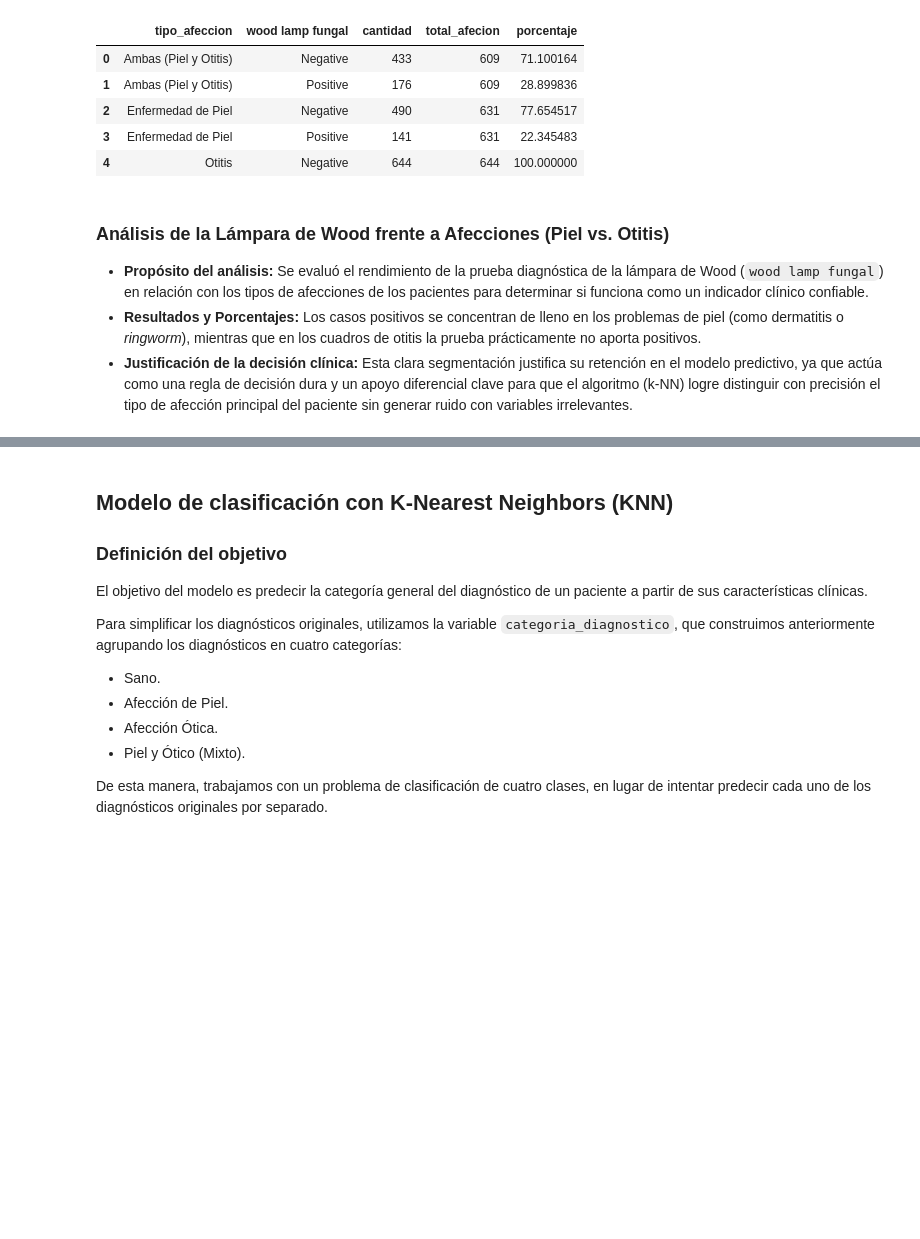
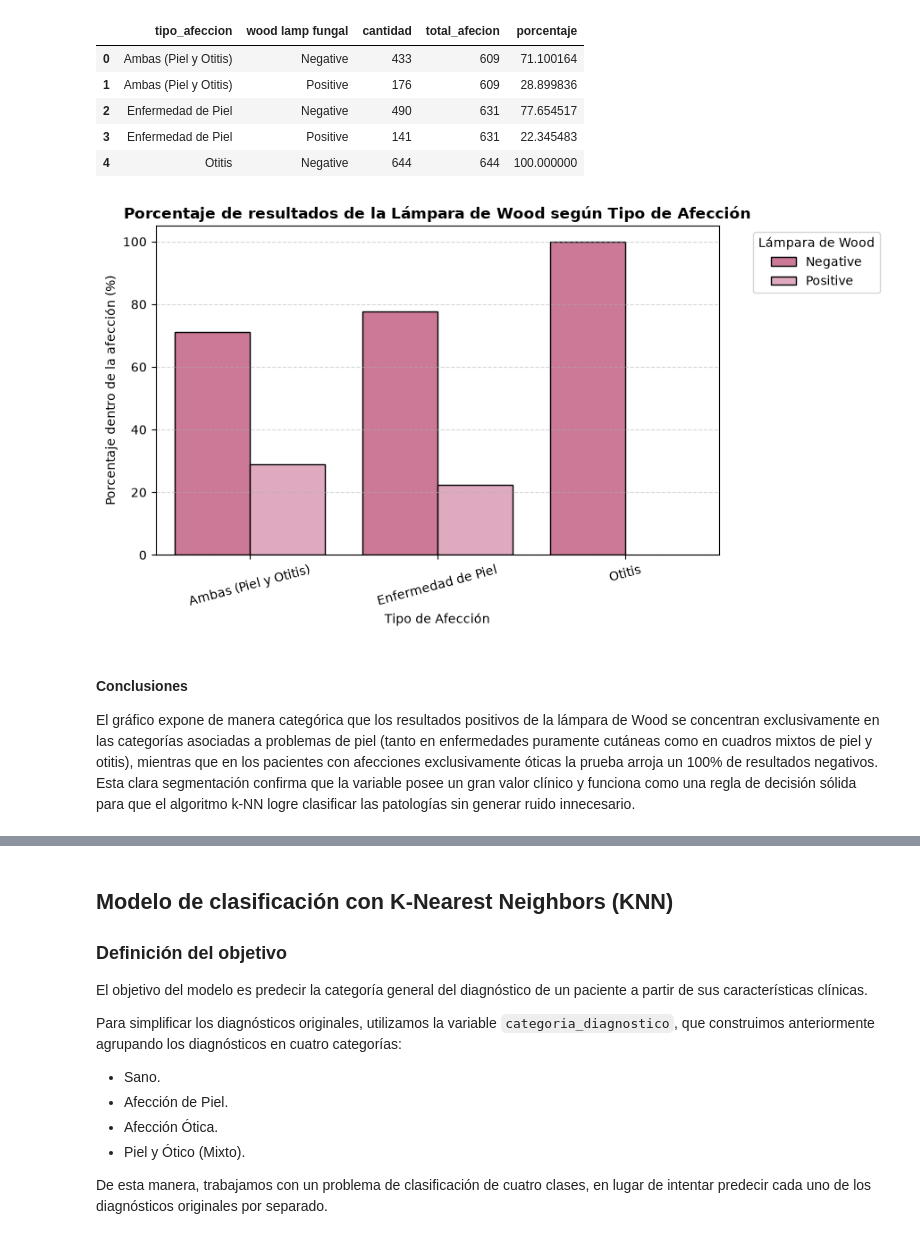
Before and after one commit to juanacebreiros2-ai/TP-PYTONH, a Jupyter notebook: pruebaDataset10.ipynb, the cells around one changed output, grey strips where cells are left out. Cells and saved outputs as stored; diff of their text form; code cells hidden in the pictures; blank space fills up the shorter version.

Commit message:
Update pruebaDataset10.ipynb
Hice modificaciones en mi parte de agrupaciones y visualizaciones

```diff
--- a/pruebaDataset10.ipynb
+++ b/pruebaDataset10.ipynb
@@ -1199,9 +1206,28 @@ display(resumen_lampara)
 | 2 | Enfermedad de Piel | Negative | 490 | 631 | 77.654517 |
 | 3 | Enfermedad de Piel | Positive | 141 | 631 | 22.345483 |
 | 4 | Otitis | Negative | 644 | 644 | 100.000000 |
+# %%
+# Gráfico para visualizar los resultados de la lámpara de Wood según el tipo de afección
+plt.figure(figsize=(9, 5))
+sns.barplot(
+    data=resumen_lampara,
+    x='tipo_afeccion',
+    y='porcentaje',
+    hue='wood lamp fungal',
+    palette=['#d96b93', '#e8a1be'],
+    edgecolor='black'
+)
+
+plt.title('Porcentaje de resultados de la Lámpara de Wood según Tipo de Afección', fontsize=12, fontweight='bold')
+plt.xlabel('Tipo de Afección', fontsize=10)
+plt.ylabel('Porcentaje dentro de la afección (%)', fontsize=10)
+plt.legend(title='Lámpara de Wood', bbox_to_anchor=(1.05, 1), loc='upper left')
+plt.xticks(rotation=15)
+plt.grid(axis='y', linestyle='--', alpha=0.5)
+plt.tight_layout()
+plt.show()
+# %% [output]
+[figure, added]
 # %% [markdown]
-### Análisis de la Lámpara de Wood frente a Afecciones (Piel vs. Otitis)
-
-* **Propósito del análisis:** Se evaluó el rendimiento de la prueba diagnóstica de la lámpara de Wood (`wood lamp fungal`) en relación con los tipos de afecciones de los pacientes para determinar si funciona como un indicador clínico confiable.
-* **Resultados y Porcentajes:** Los casos positivos se concentran de lleno en los problemas de piel (como dermatitis o *ringworm*), mientras que en los cuadros de otitis la prueba prácticamente no aporta positivos.
-* **Justificación de la decisión clínica:** Esta clara segmentación justifica su retención en el modelo predictivo, ya que actúa como una regla de decisión dura y un apoyo diferencial clave para que el algoritmo (k-NN) logre distinguir con precisión el tipo de afección principal del paciente sin generar ruido con variables irrelevantes.
+#### Conclusiones
+El gráfico expone de manera categórica que los resultados positivos de la lámpara de Wood se concentran exclusivamente en las categorías asociadas a problemas de piel (tanto en enfermedades puramente cutáneas como en cuadros mixtos de piel y otitis), mientras que en los pacientes con afecciones exclusivamente óticas la prueba arroja un 100% de resultados negativos. Esta clara segmentación confirma que la variable posee un gran valor clínico y funciona como una regla de decisión sólida para que el algoritmo k-NN logre clasificar las patologías sin generar ruido innecesario.
```
Also changed, not shown: parts of 13 cells of this notebook.
